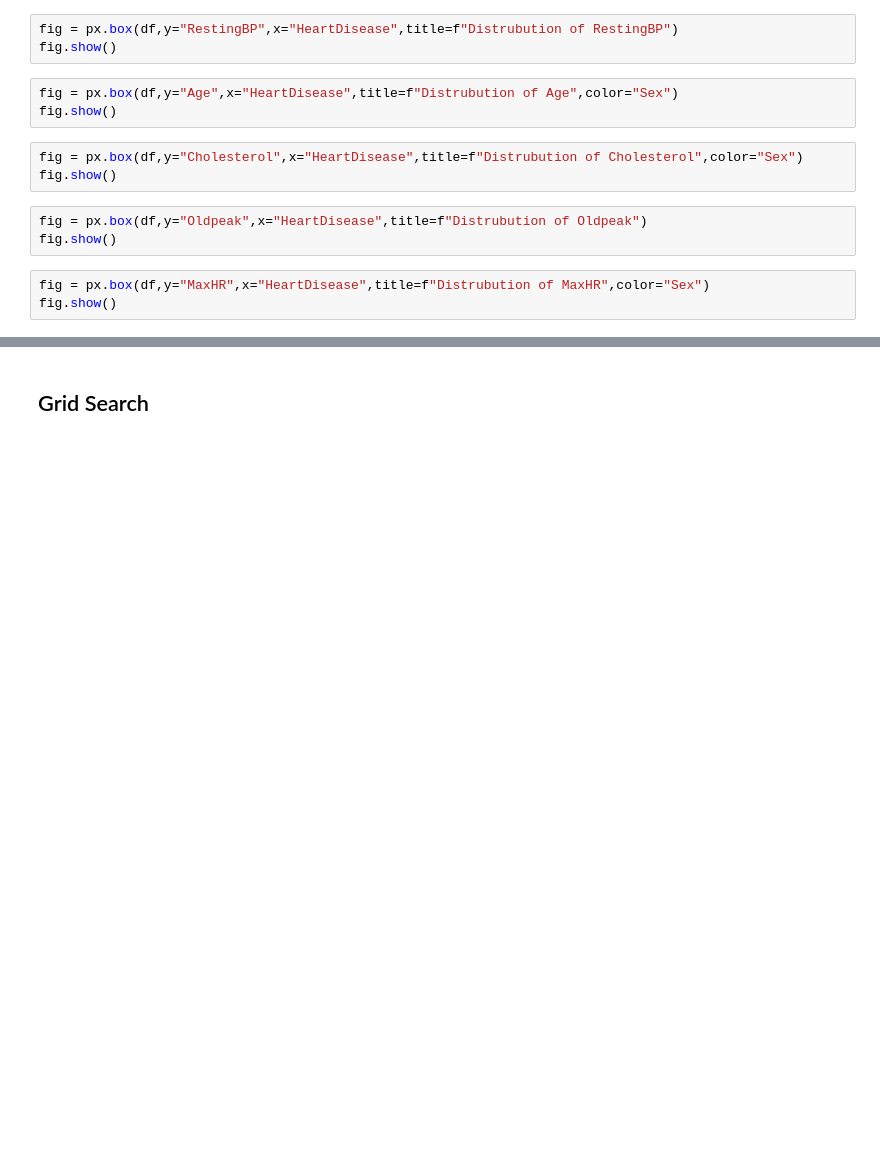
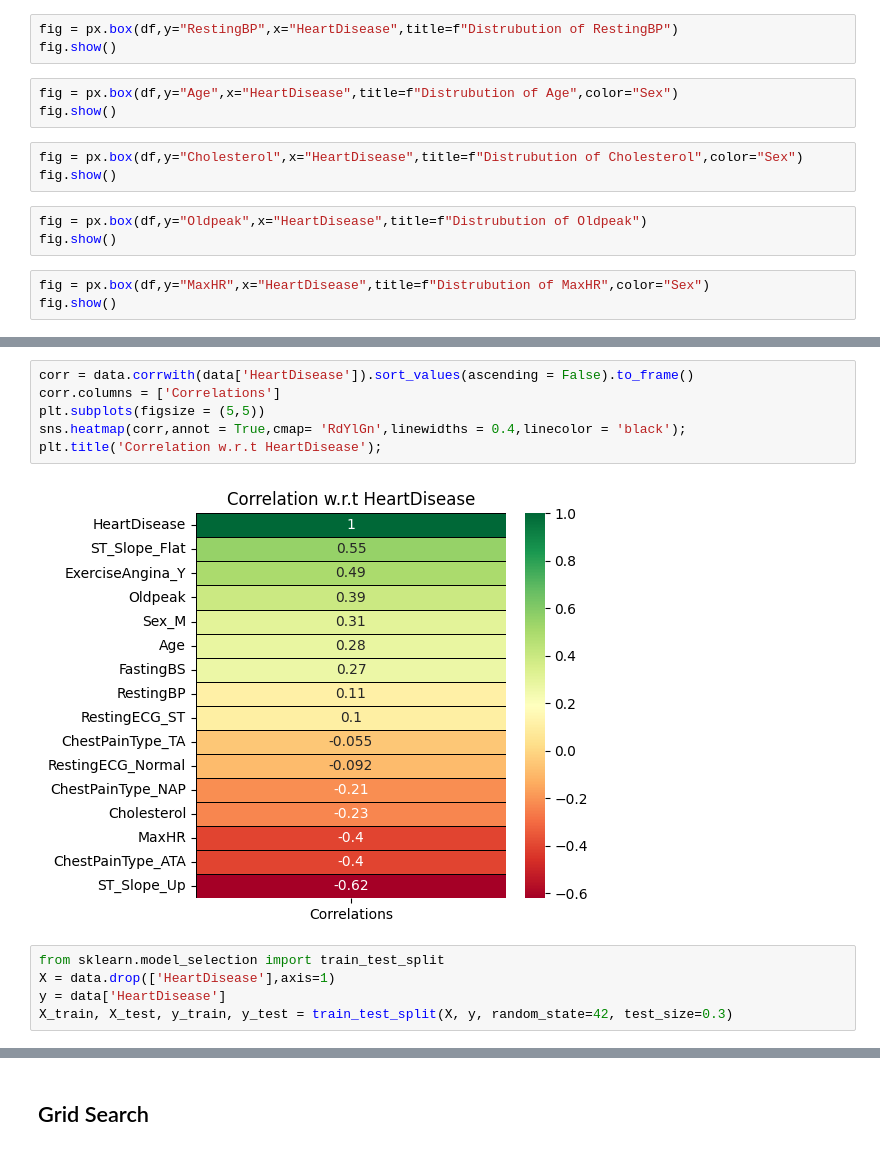
Before and after one commit to phamvutuyetanh/AI_Project, a Jupyter notebook: AI_Project.ipynb, the cells around one changed output, grey strips where cells are left out. Cells and saved outputs as stored; diff of their text form; blank space fills up the shorter version.

Commit message:
Change model train

```diff
--- a/AI_Project.ipynb
+++ b/AI_Project.ipynb
@@ -290,0 +211,13 @@ for train_index, test_index in skf.split(X, y):
+# %%
+corr = data.corrwith(data['HeartDisease']).sort_values(ascending = False).to_frame()
+corr.columns = ['Correlations']
+plt.subplots(figsize = (5,5))
+sns.heatmap(corr,annot = True,cmap= 'RdYlGn',linewidths = 0.4,linecolor = 'black');
+plt.title('Correlation w.r.t HeartDisease');
+# %% [output]
+[figure, added]
+# %%
+from sklearn.model_selection import train_test_split
+X = data.drop(['HeartDisease'],axis=1)
+y = data['HeartDisease']
+X_train, X_test, y_train, y_test = train_test_split(X, y, random_state=42, test_size=0.3)
```
Also changed, not shown: parts of 65 cells of this notebook.
